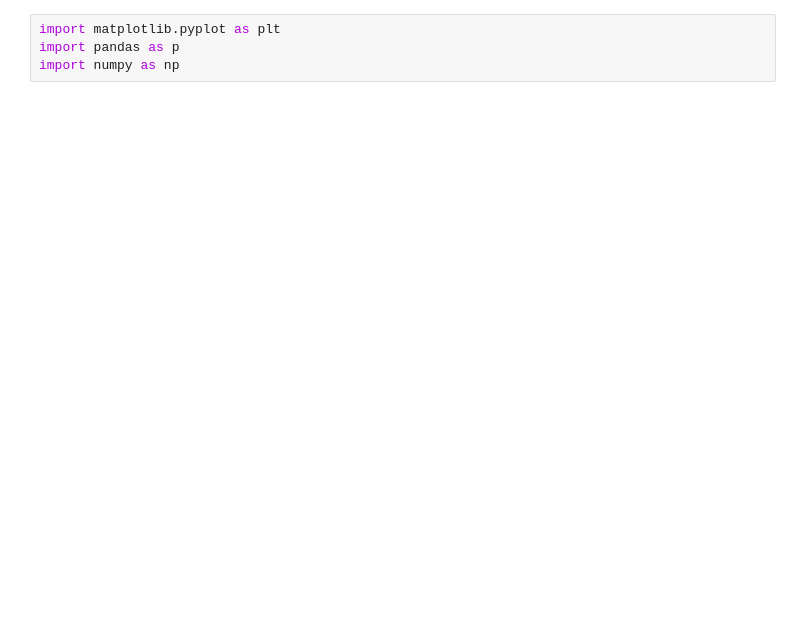
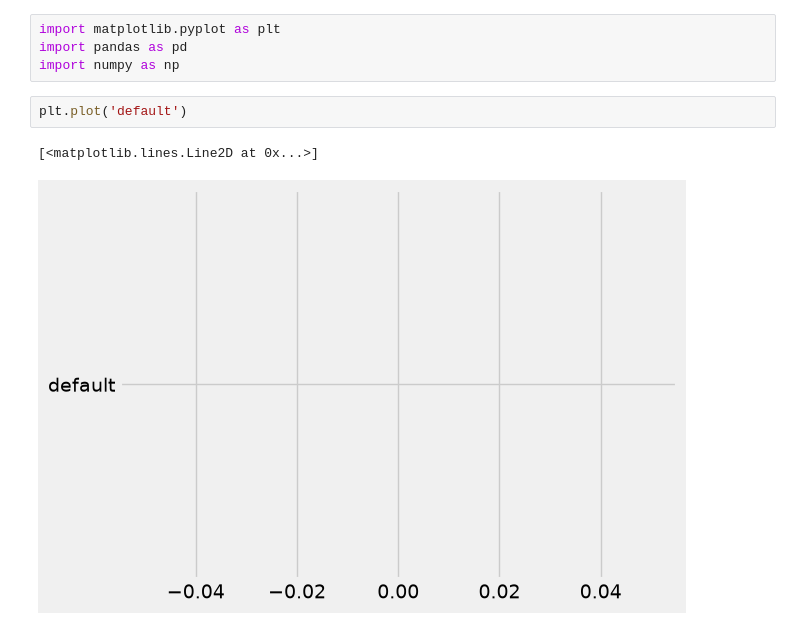
Before and after one commit to parshav42/python100, a Jupyter notebook: matplotlib.ipynb, the cells around one changed output. Saved outputs shown, nothing was run; the diff lists cells and outputs as text; blank space fills up the shorter version.

```diff
--- a/matplotlib.ipynb
+++ b/matplotlib.ipynb
@@ -1,6 +1,11 @@
 # %%
 import matplotlib.pyplot as plt
-import pandas as p
+import pandas as pd
 import numpy as np
+# %%
+plt.plot('default')
+# %% [output]
+[<matplotlib.lines.Line2D at 0x...>]
+[figure, added]
 # %%
 !unzip drive-download-20260730T164837Z-1-001.zip
```
Also changed, not shown: parts of 5 cells of this notebook.
